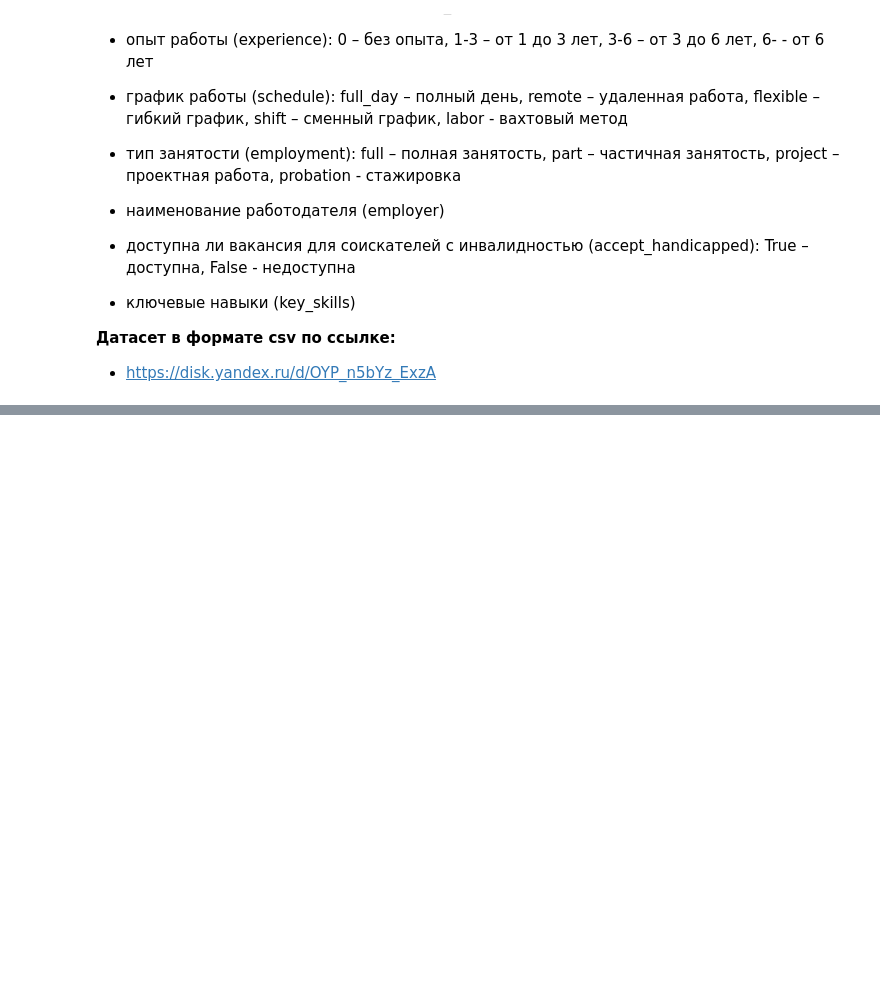
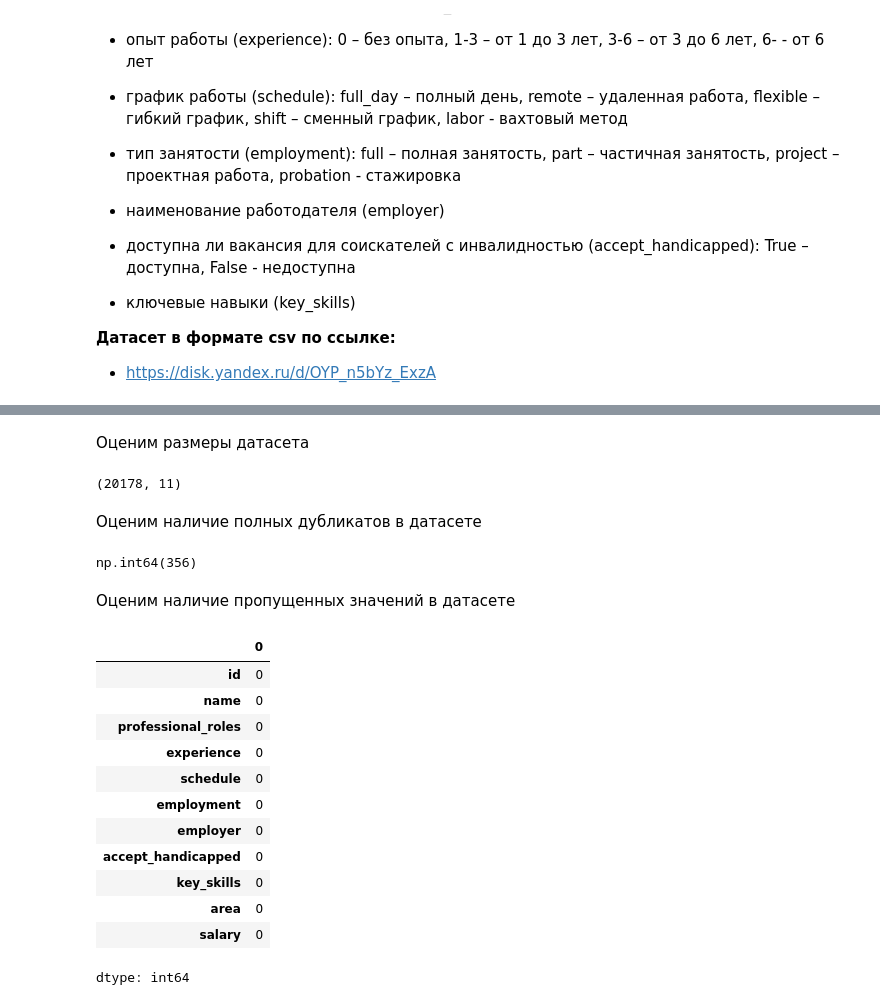
Before and after one commit to NikitaMarnykh/labor_market_analysis, a Jupyter notebook: Марных_Н_В_и_Оборотов_М_В_анализ_рынка_труда_advanced_plus.ipynb, the cells around one changed output, grey strips where cells are left out. Saved outputs shown, nothing was run; the diff lists cells and outputs as text; code cells hidden in the pictures; blank space fills up the shorter version.

```diff
--- a/Марных_Н_В_и_Оборотов_М_В_анализ_рынка_труда_advanced_plus.ipynb
+++ b/Марных_Н_В_и_Оборотов_М_В_анализ_рынка_труда_advanced_plus.ipynb
@@ -54,0 +188,30 @@
+# %% [markdown]
+Оценим размеры датасета
+# %%
+dataset.shape
+# %% [output]
+(20178, 11)
+# %% [markdown]
+Оценим наличие полных дубликатов в датасете
+# %%
+dataset.duplicated(keep=False).sum()
+# %% [output]
+np.int64(356)
+# %% [markdown]
+Оценим наличие пропущенных значений в датасете
+# %%
+dataset.isnull().sum()
+# %% [output]
+|  | 0 |
+| id | 0 |
+| name | 0 |
+| professional_roles | 0 |
+| experience | 0 |
+| schedule | 0 |
+| employment | 0 |
+| employer | 0 |
+| accept_handicapped | 0 |
+| key_skills | 0 |
+| area | 0 |
+| salary | 0 |
+dtype: int64
```
Also changed, not shown: parts of 18 cells of this notebook.
